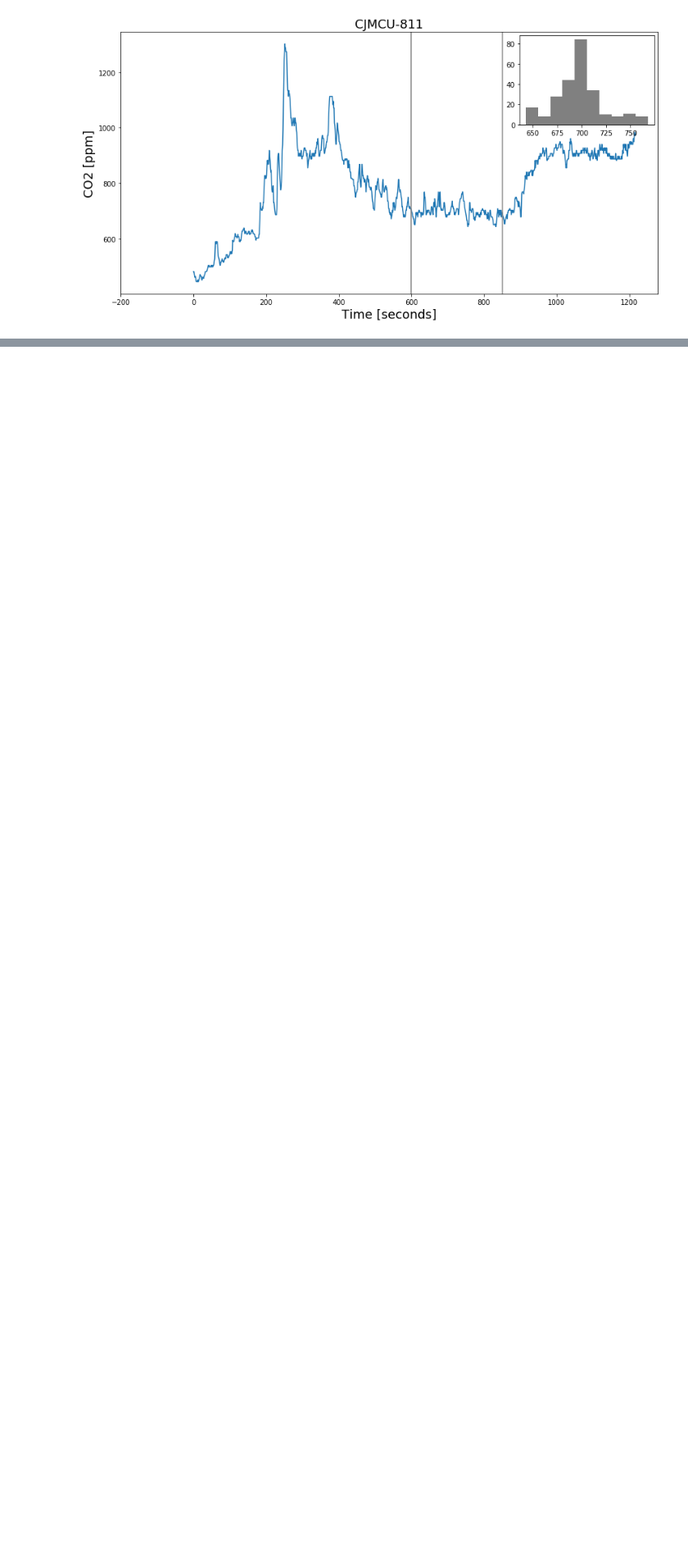
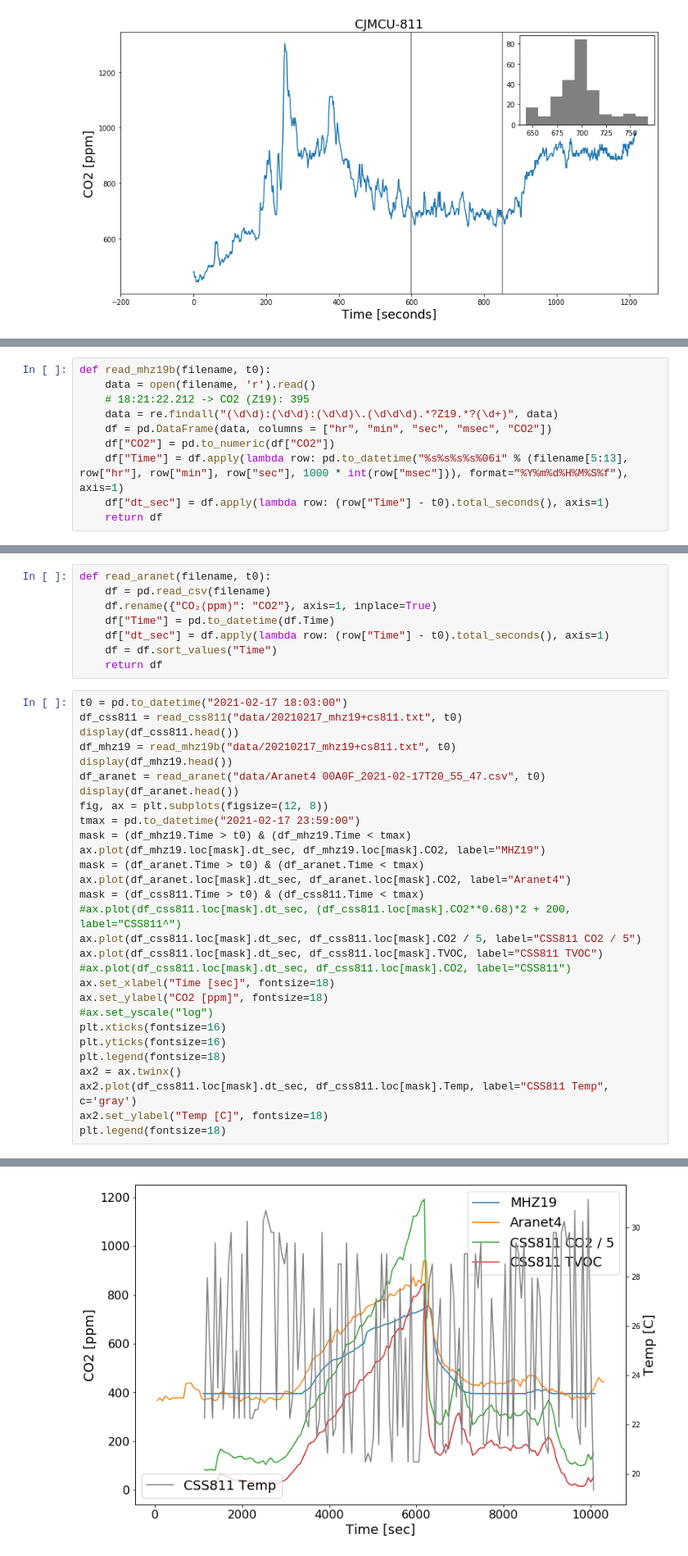
Before and after one commit to fforster/co2covid_chile, a Jupyter notebook: CO2_monitor_comparison.ipynb, the cells around one changed output, grey strips where cells are left out. Shown at 82% size. Cells and saved outputs as stored; diff of their text form; blank space fills up the shorter version.

```diff
--- a/CO2_monitor_comparison.ipynb
+++ b/CO2_monitor_comparison.ipynb
@@ -141,0 +189,10 @@ inset.hist(df3.loc[(df3.Time > tmin) & (df3.Time < tmax)]["CO2"], color='gray')
+# %%
+def read_mhz19b(filename, t0):
+    data = open(filename, 'r').read()
+    # 18:21:22.212 -> CO2 (Z19): 395
+    data = re.findall("(\d\d):(\d\d):(\d\d)\.(\d\d\d).*?Z19.*?(\d+)", data)
+    df = pd.DataFrame(data, columns = ["hr", "min", "sec", "msec", "CO2"])
+    df["CO2"] = pd.to_numeric(df["CO2"])
+    df["Time"] = df.apply(lambda row: pd.to_datetime("%s%s%s%s%06i" % (filename[5:13], row["hr"], row["min"], row["sec"], 1000 * int(row["msec"])), format="%Y%m%d%H%M%S%f"), axis=1)
+    df["dt_sec"] = df.apply(lambda row: (row["Time"] - t0).total_seconds(), axis=1)
+    return df
@@ -141,0 +218,38 @@ inset.hist(df3.loc[(df3.Time > tmin) & (df3.Time < tmax)]["CO2"], color='gray')
+# %%
+def read_aranet(filename, t0):
+    df = pd.read_csv(filename)
+    df.rename({"CO₂(ppm)": "CO2"}, axis=1, inplace=True)
+    df["Time"] = pd.to_datetime(df.Time)
+    df["dt_sec"] = df.apply(lambda row: (row["Time"] - t0).total_seconds(), axis=1)
+    df = df.sort_values("Time")
+    return df
+# %%
+t0 = pd.to_datetime("2021-02-17 18:03:00")
+df_css811 = read_css811("data/20210217_mhz19+cs811.txt", t0)
+display(df_css811.head())
+df_mhz19 = read_mhz19b("data/20210217_mhz19+cs811.txt", t0)
+display(df_mhz19.head())
+df_aranet = read_aranet("data/Aranet4 00A0F_2021-02-17T20_55_47.csv", t0)
+display(df_aranet.head())
+fig, ax = plt.subplots(figsize=(12, 8))
+tmax = pd.to_datetime("2021-02-17 23:59:00")
+mask = (df_mhz19.Time > t0) & (df_mhz19.Time < tmax)
+ax.plot(df_mhz19.loc[mask].dt_sec, df_mhz19.loc[mask].CO2, label="MHZ19")
+mask = (df_aranet.Time > t0) & (df_aranet.Time < tmax)
+ax.plot(df_aranet.loc[mask].dt_sec, df_aranet.loc[mask].CO2, label="Aranet4")
+mask = (df_css811.Time > t0) & (df_css811.Time < tmax)
+#ax.plot(df_css811.loc[mask].dt_sec, (df_css811.loc[mask].CO2**0.68)*2 + 200, label="CSS811^")
+ax.plot(df_css811.loc[mask].dt_sec, df_css811.loc[mask].CO2 / 5, label="CSS811 CO2 / 5")
+ax.plot(df_css811.loc[mask].dt_sec, df_css811.loc[mask].TVOC, label="CSS811 TVOC")
+#ax.plot(df_css811.loc[mask].dt_sec, df_css811.loc[mask].CO2, label="CSS811")
+ax.set_xlabel("Time [sec]", fontsize=18)
+ax.set_ylabel("CO2 [ppm]", fontsize=18)
+#ax.set_yscale("log")
+plt.xticks(fontsize=16)
+plt.yticks(fontsize=16)
+plt.legend(fontsize=18)
+ax2 = ax.twinx()
+ax2.plot(df_css811.loc[mask].dt_sec, df_css811.loc[mask].Temp, label="CSS811 Temp", c='gray')
+ax2.set_ylabel("Temp [C]", fontsize=18)
+plt.legend(fontsize=18)
+# %% [output]
@@ -141,0 +275 @@ inset.hist(df3.loc[(df3.Time > tmin) & (df3.Time < tmax)]["CO2"], color='gray')
+[figure, added]
```
Also changed, not shown: parts of 19 cells of this notebook, 1 other file.
